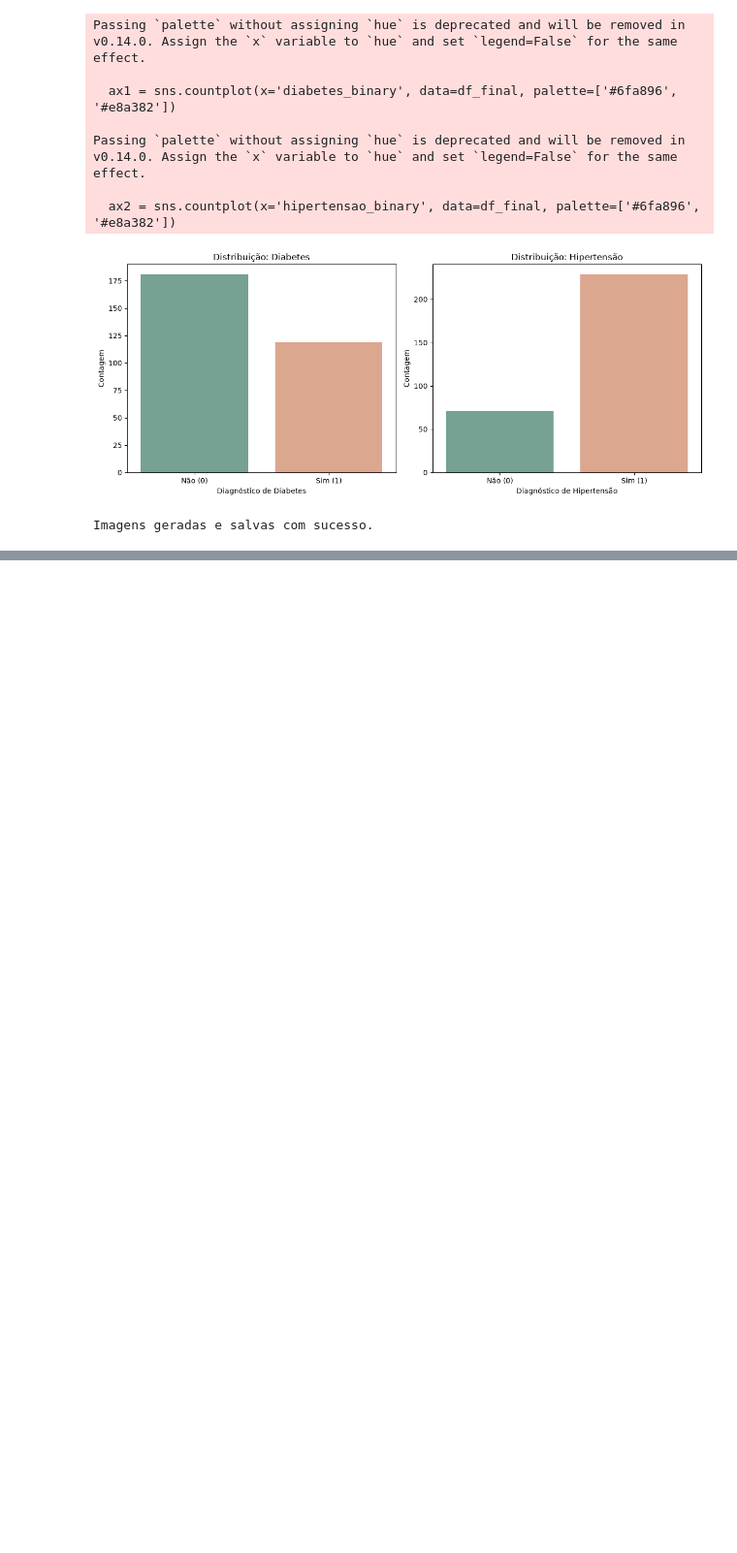
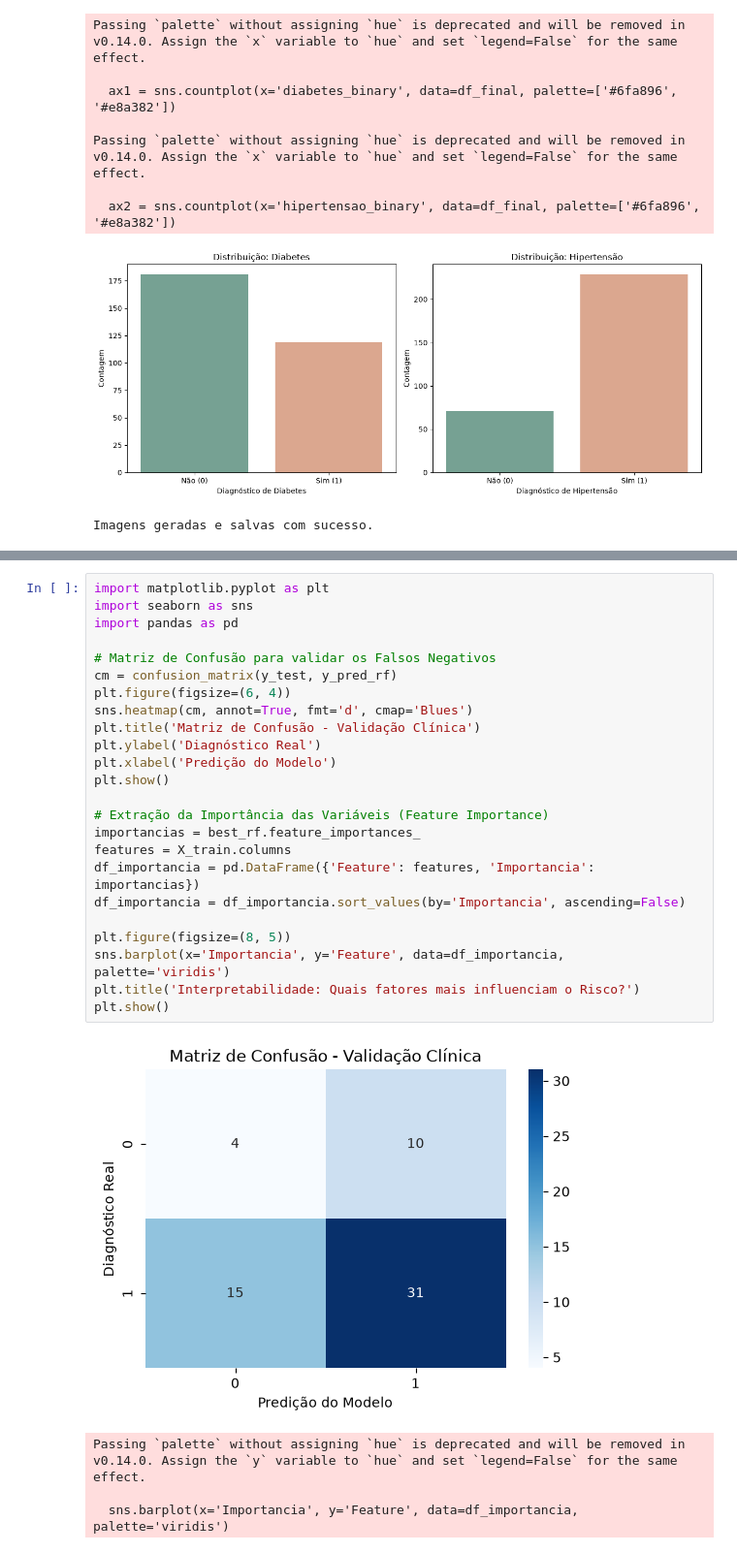
Before and after one commit to Rei-stark/diagnostico_60mais, a Jupyter notebook: notebooks/Diagnostico_60mais_PA.ipynb, the cells around one changed output, grey strips where cells are left out. Shown at 97% size. Saved outputs shown, nothing was run; the diff lists cells and outputs as text; blank space fills up the shorter version.

```diff
--- a/notebooks/Diagnostico_60mais_PA.ipynb
+++ b/notebooks/Diagnostico_60mais_PA.ipynb
@@ -277,0 +317,29 @@ Imagens geradas e salvas com sucesso.
+# %%
+import matplotlib.pyplot as plt
+import seaborn as sns
+import pandas as pd
+
+# Matriz de Confusão para validar os Falsos Negativos
+cm = confusion_matrix(y_test, y_pred_rf)
+plt.figure(figsize=(6, 4))
+sns.heatmap(cm, annot=True, fmt='d', cmap='Blues')
+plt.title('Matriz de Confusão - Validação Clínica')
+plt.ylabel('Diagnóstico Real')
+plt.xlabel('Predição do Modelo')
+plt.show()
+
+# Extração da Importância das Variáveis (Feature Importance)
+importancias = best_rf.feature_importances_
+features = X_train.columns
+df_importancia = pd.DataFrame({'Feature': features, 'Importancia': importancias})
+df_importancia = df_importancia.sort_values(by='Importancia', ascending=False)
+
+plt.figure(figsize=(8, 5))
+sns.barplot(x='Importancia', y='Feature', data=df_importancia, palette='viridis')
+plt.title('Interpretabilidade: Quais fatores mais influenciam o Risco?')
+plt.show()
+# %% [output]
+[figure, added]
+Passing `palette` without assigning `hue` is deprecated and will be removed in v0.14.0. Assign the `y` variable to `hue` and set `legend=False` for the same effect.
+
+  sns.barplot(x='Importancia', y='Feature', data=df_importancia, palette='viridis')
```
Also changed, not shown: parts of 4 cells of this notebook.
